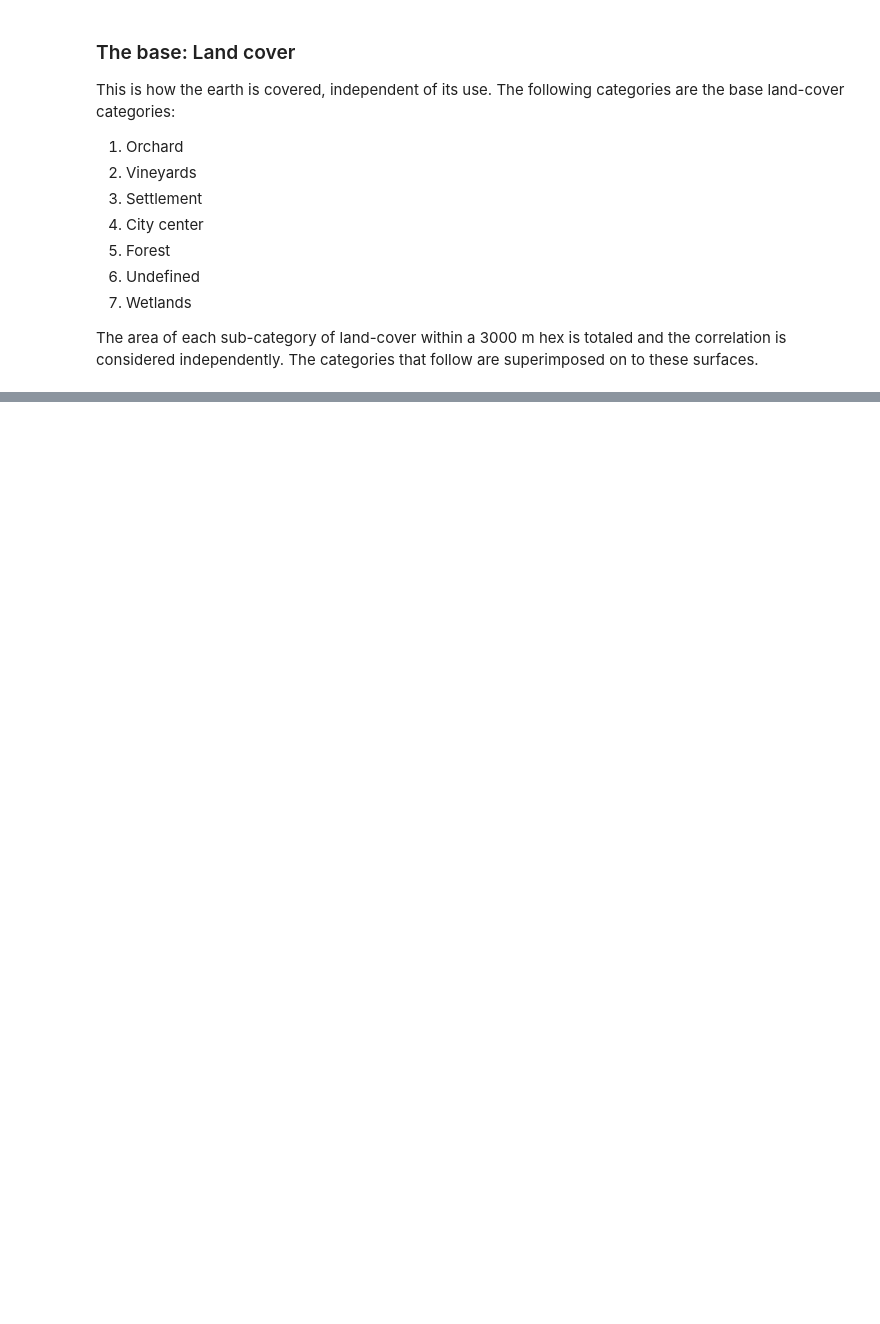
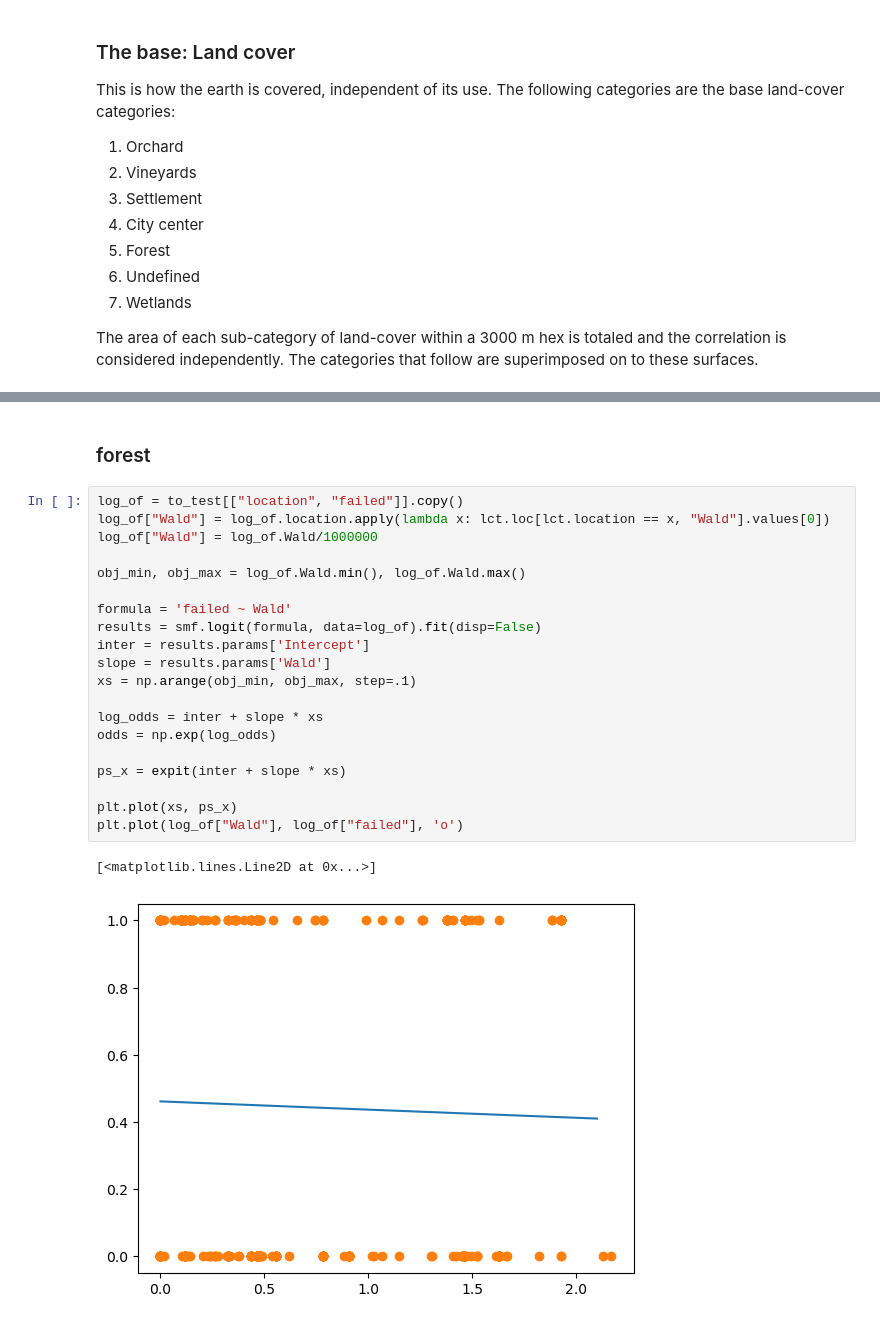
Before and after one commit to hammerdirt-analyst/landuse, a Jupyter notebook: probability.ipynb, the cells around one changed output, grey strips where cells are left out. Saved outputs shown, nothing was run; the diff lists cells and outputs as text; blank space fills up the shorter version.

```diff
--- a/probability.ipynb
+++ b/probability.ipynb
@@ -1171,0 +679,25 @@ ict = infrastructure.test_results.test_and_merge(cover=False)
+# %% [markdown]
+### forest
+# %%
+log_of = to_test[["location", "failed"]].copy()
+log_of["Wald"] = log_of.location.apply(lambda x: lct.loc[lct.location == x, "Wald"].values[0])
+log_of["Wald"] = log_of.Wald/1000000
+
+obj_min, obj_max = log_of.Wald.min(), log_of.Wald.max()
+
+formula = 'failed ~ Wald'
+results = smf.logit(formula, data=log_of).fit(disp=False)
+inter = results.params['Intercept']
+slope = results.params['Wald']
+xs = np.arange(obj_min, obj_max, step=.1)
+
+log_odds = inter + slope * xs
+odds = np.exp(log_odds)
+
+ps_x = expit(inter + slope * xs)
+
+plt.plot(xs, ps_x)
+plt.plot(log_of["Wald"], log_of["failed"], 'o')
+# %% [output]
+[<matplotlib.lines.Line2D at 0x...>]
+[figure, added]
```
Also changed, not shown: parts of 45 cells of this notebook, 12 other files.
